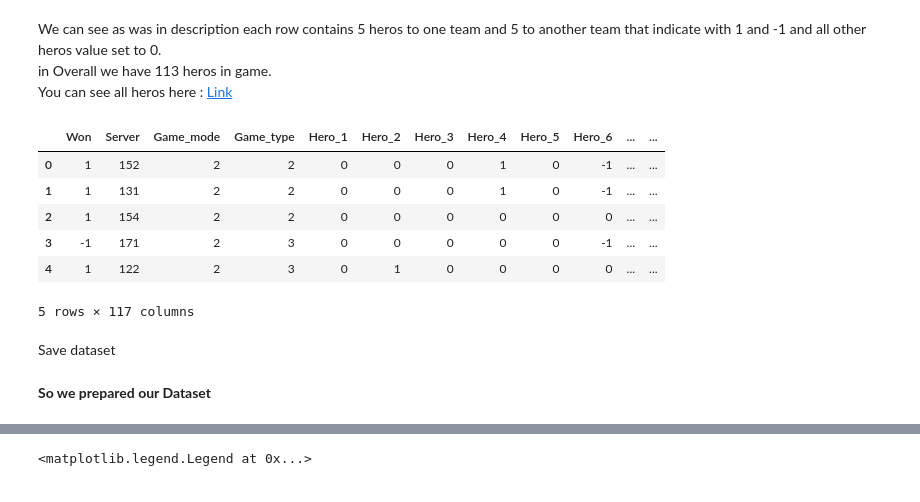
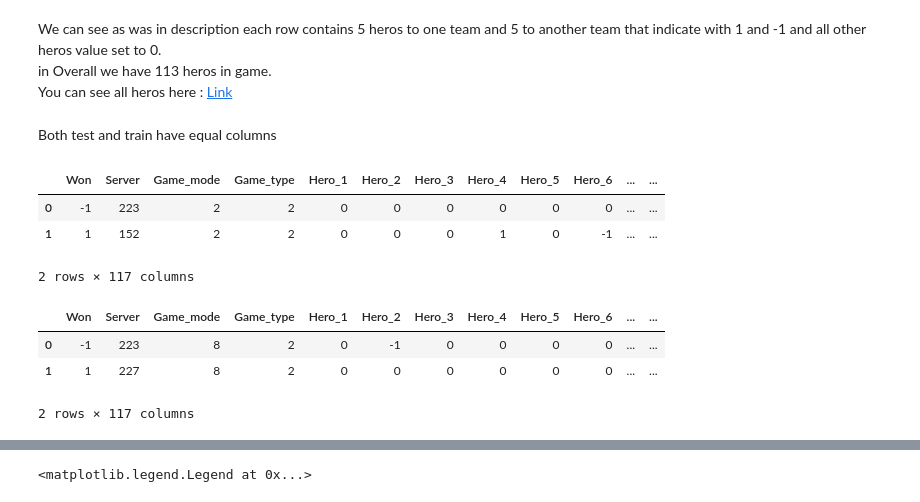
Before and after one commit to mrpintime/Dota2_TI-2016, a Jupyter notebook: Dota2Game.ipynb, the cells around one changed output, grey strips where cells are left out. Cells and saved outputs as stored; diff of their text form; code cells hidden in the pictures.

```diff
--- a/Dota2Game.ipynb
+++ b/Dota2Game.ipynb
@@ -50,8 +50,8 @@ So we saved our datasets to our drive google drive, as you can see we have to se
 # %% [markdown]
 We need to import datasets and clean them.
 # %%
-df_trn = pd.read_csv('/content/drive/MyDrive/Dota2/dota2Train.csv')
-df_tst = pd.read_csv('/content/drive/MyDrive/Dota2/dota2Test.csv')
+df_trn = pd.read_csv('/content/drive/MyDrive/Dota2/dota2Train.csv', header=None)
+df_tst = pd.read_csv('/content/drive/MyDrive/Dota2/dota2Test.csv', header=None)
 # %%
 df_trn.shape, df_tst.shape
 # %% [output]
@@ -102,0 +113,2 @@ df_trn.columns = new_columns_name
+# %% [markdown]
+Both test and train have equal columns
@@ -103,12 +118,7 @@ df_trn.columns = new_columns_name
 # %%
-df_trn.head()
+df_trn.head(2)
 # %% [output]
 |  | Won | Server | Game_mode | Game_type | Hero_1 | Hero_2 | Hero_3 | Hero_4 | Hero_5 | Hero_6 | ... | ... |
-| 0 | 1 | 152 | 2 | 2 | 0 | 0 | 0 | 1 | 0 | -1 | ... | ... |
-| 1 | 1 | 131 | 2 | 2 | 0 | 0 | 0 | 1 | 0 | -1 | ... | ... |
-| 2 | 1 | 154 | 2 | 2 | 0 | 0 | 0 | 0 | 0 | 0 | ... | ... |
-| 3 | -1 | 171 | 2 | 3 | 0 | 0 | 0 | 0 | 0 | -1 | ... | ... |
-| 4 | 1 | 122 | 2 | 3 | 0 | 1 | 0 | 0 | 0 | 0 | ... | ... |
+| 0 | -1 | 223 | 2 | 2 | 0 | 0 | 0 | 0 | 0 | 0 | ... | ... |
+| 1 | 1 | 152 | 2 | 2 | 0 | 0 | 0 | 1 | 0 | -1 | ... | ... |
-5 rows × 117 columns
+2 rows × 117 columns
-# %% [markdown]
-Save dataset
@@ -119,2 +125,7 @@ df_trn = pd.read_csv('/content/drive/MyDrive/Dota2/preprocessed_train.csv')
-# %% [markdown]
-**So we prepared our Dataset**
+# %%
+df_tst.head(2)
+# %% [output]
+|  | Won | Server | Game_mode | Game_type | Hero_1 | Hero_2 | Hero_3 | Hero_4 | Hero_5 | Hero_6 | ... | ... |
+| 0 | -1 | 223 | 8 | 2 | 0 | -1 | 0 | 0 | 0 | 0 | ... | ... |
+| 1 | 1 | 227 | 8 | 2 | 0 | 0 | 0 | 0 | 0 | 0 | ... | ... |
+2 rows × 117 columns
```
Also changed, not shown: parts of 59 cells of this notebook.
